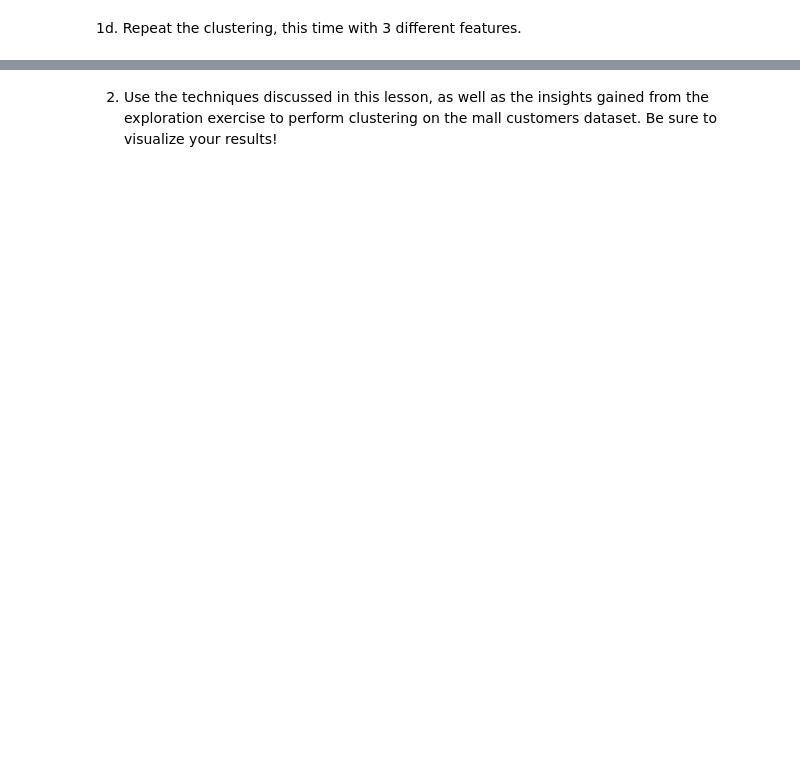
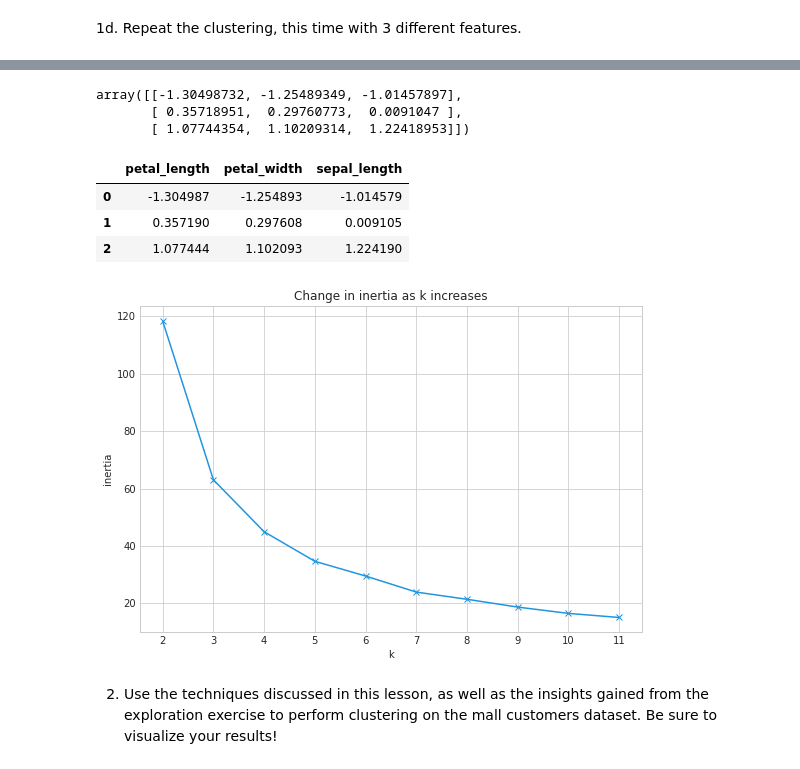
Before and after one commit to Tyler-Applegate/clustering-exercises, a Jupyter notebook: modeling.ipynb, the cells around one changed output, grey strips where cells are left out. Cells and saved outputs as stored; diff of their text form; code cells hidden in the pictures; blank space fills up the shorter version.

```diff
--- a/modeling.ipynb
+++ b/modeling.ipynb
@@ -243,0 +259,18 @@ for ax, k in zip(axs.ravel(), range(2, 6)):
+# %%
+# Scale the X
+
+from sklearn.preprocessing import StandardScaler
+
+scaler = StandardScaler().fit(X)
+X_scaled = pd.DataFrame(scaler.transform(X), columns= X.columns).set_index([X.index.values])
+# %%
+# sklearn implementation of KMeans
+
+#define the thing
+kmeans = KMeans(n_clusters=3, random_state = 123)
+
+# fit the thing
+kmeans.fit(X_scaled)
+
+# Use (predict using) the thing
+kmeans.predict(X_scaled)
@@ -244,2 +285,40 @@ for ax, k in zip(axs.ravel(), range(2, 6)):
+# %%
+# make a new column names cluster in iris and X_scaled dataframe
+iris['cluster'] = kmeans.predict(X_scaled)
+
+X_scaled['cluster'] = kmeans.predict(X_scaled)
+# %%
+kmeans.cluster_centers_
+# %% [output]
+array([[-1.30498732, -1.25489349, -1.01457897],
+       [ 0.35718951,  0.29760773,  0.0091047 ],
+       [ 1.07744354,  1.10209314,  1.22418953]])
+# %%
+# Make a dataframe
+centroids_scaled = pd.DataFrame(kmeans.cluster_centers_, columns = X.columns)
+centroids_scaled
+# %% [output]
+|  | petal_length | petal_width | sepal_length |
+| 0 | -1.304987 | -1.254893 | -1.014579 |
+| 1 | 0.357190 | 0.297608 | 0.009105 |
+| 2 | 1.077444 | 1.102093 | 1.224190 |
+# %%
+X = iris[['petal_length', 'petal_width', 'sepal_length']]
+from sklearn.preprocessing import StandardScaler
+
+scaler = StandardScaler().fit(X)
+X_scaled = pd.DataFrame(scaler.transform(X), columns= X.columns).set_index([X.index.values])
+# %%
+# lets plot inertia vs k
+
+with plt.style.context('seaborn-whitegrid'):
+    plt.figure(figsize=(9, 6))
+    pd.Series({k: KMeans(k).fit(X_scaled).inertia_ for k in range(2, 12)}).plot(marker='x')
+    plt.xticks(range(2, 12))
+    plt.xlabel('k')
+    plt.ylabel('inertia')
+    plt.title('Change in inertia as k increases')
+# %% [output]
+[figure, added]
 # %% [markdown]
 2. Use the techniques discussed in this lesson, as well as the insights gained from the exploration exercise to perform clustering on the mall customers dataset. Be sure to visualize your results!
```
Also changed, not shown: parts of 56 cells of this notebook, 2 other files.
